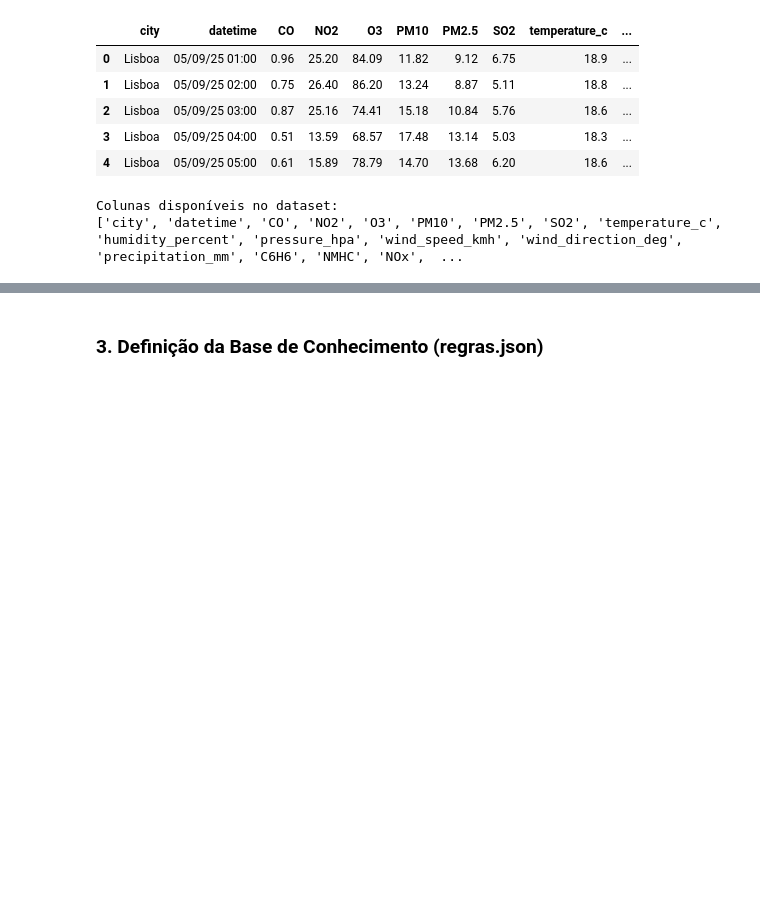
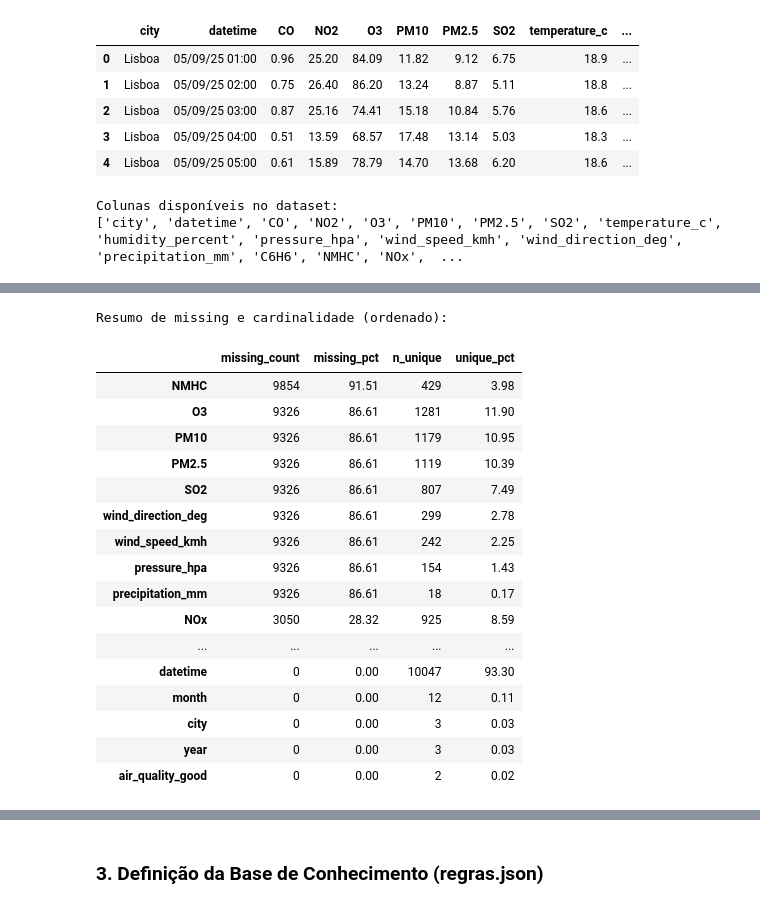
Before and after one commit to FederEx18/IIA_Project, a Jupyter notebook: Module_1/dev.ipynb, the cells around one changed output, grey strips where cells are left out. Cells and saved outputs as stored; diff of their text form; code cells hidden in the pictures; blank space fills up the shorter version.

```diff
--- a/Module_1/dev.ipynb
+++ b/Module_1/dev.ipynb
@@ -50,0 +102,30 @@ Colunas disponíveis no dataset:
+# %%
+# Resumo de qualidade (missing + cardinalidade), já ordenado por missing
+summary = pd.DataFrame({
+    "missing_count": df.isna().sum(),
+    "missing_pct": (df.isna().mean() * 100).round(2),
+    "n_unique": df.nunique(dropna=True),
+    "unique_pct": ((df.nunique(dropna=True) / len(df)) * 100).round(2),
+}).sort_values(["missing_pct", "n_unique"], ascending=[False, False])
+
+print("Resumo de missing e cardinalidade (ordenado):")
+display(summary)
+# %% [output]
+Resumo de missing e cardinalidade (ordenado):
+|  | missing_count | missing_pct | n_unique | unique_pct |
+| NMHC | 9854 | 91.51 | 429 | 3.98 |
+| O3 | 9326 | 86.61 | 1281 | 11.90 |
+| PM10 | 9326 | 86.61 | 1179 | 10.95 |
+| PM2.5 | 9326 | 86.61 | 1119 | 10.39 |
+| SO2 | 9326 | 86.61 | 807 | 7.49 |
+| wind_direction_deg | 9326 | 86.61 | 299 | 2.78 |
+| wind_speed_kmh | 9326 | 86.61 | 242 | 2.25 |
+| pressure_hpa | 9326 | 86.61 | 154 | 1.43 |
+| precipitation_mm | 9326 | 86.61 | 18 | 0.17 |
+| NOx | 3050 | 28.32 | 925 | 8.59 |
+| ... | ... | ... | ... | ... |
+| datetime | 0 | 0.00 | 10047 | 93.30 |
+| month | 0 | 0.00 | 12 | 0.11 |
+| city | 0 | 0.00 | 3 | 0.03 |
+| year | 0 | 0.00 | 3 | 0.03 |
+| air_quality_good | 0 | 0.00 | 2 | 0.02 |
```
Also changed, not shown: parts of 7 cells of this notebook.
